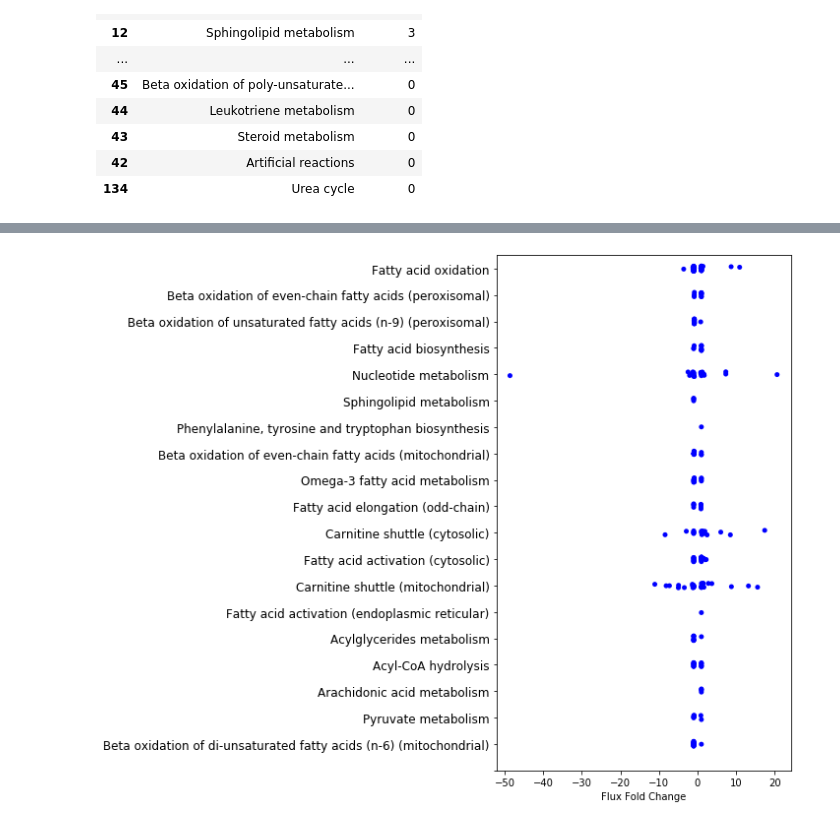
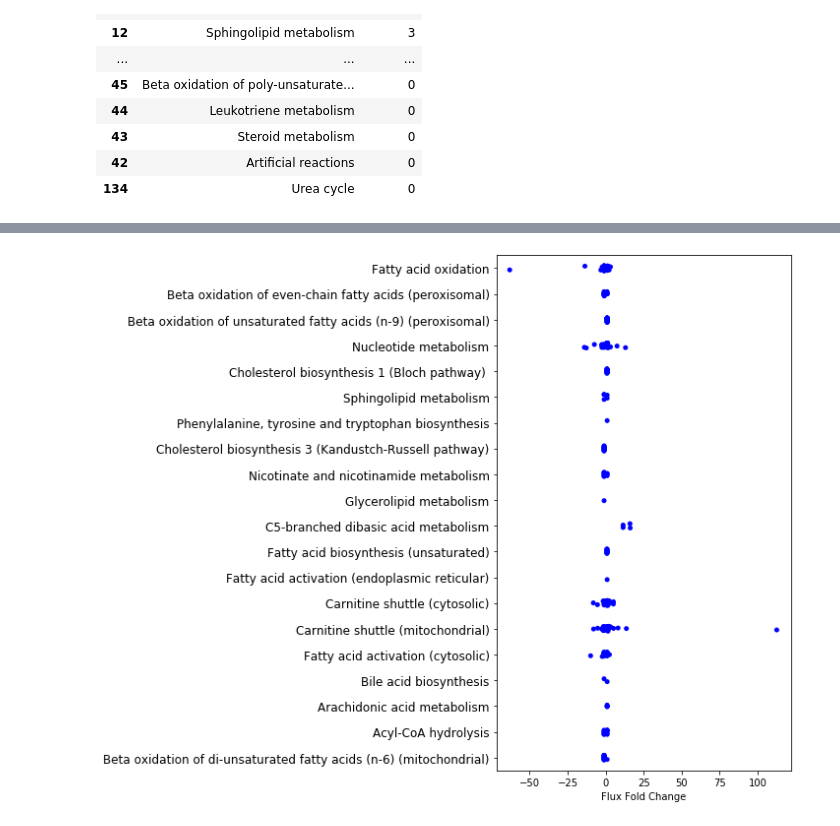
Before and after one commit to piyushnanda-sysbio/GS-DFA, a Jupyter notebook: Codes/PPI and Phosphoproteome/ppi_phos_integrated_analysis.ipynb, the cells around one changed output, grey strips where cells are left out. Drawn from its saved outputs; the diff is of its cells as text; code cells hidden in the pictures.

```diff
--- a/Codes/PPI and Phosphoproteome/ppi_phos_integrated_analysis.ipynb
+++ b/Codes/PPI and Phosphoproteome/ppi_phos_integrated_analysis.ipynb
@@ -41,17 +41,19 @@ D:\COVID19\tINIT_COVID19
 # %%
-rxnlist=pd.read_csv('ImpactedReactionNHBE2.csv')
+rxnlist=pd.read_csv('ImpactedReactionsNHBE.csv')
 # %%
 listSize=len(rxnlist)
 listrxnSize=[]
 setSize=[]
 FCvals=[]
+rxnNames=[]
 rxnSize=7196
 
 for col in dataset.columns:
     df=pd.DataFrame({'Reaction':dataset[col]})
     out=df.merge(rxnlist)
     FCvals.append(out['FC'])
+    rxnNames.append(out['Reaction'])
     listrxnSize.append(len(out))
     setSize.append(len(dataset[col].dropna()))
 
-hyperdata=pd.DataFrame({'Pathways':dataset.columns,'ListReactions':listrxnSize,'SetSize':setSize,'FCValues':FCvals})
+hyperdata=pd.DataFrame({'Pathways':dataset.columns,'ListReactions':listrxnSize,'SetSize':setSize,'FCValues':FCvals,'Reactions':rxnNames})
@@ -180,25 +208,25 @@ hyperdata_ppi_phos
 # %%
 #StripPlot
 
 dum=pd.DataFrame()
 
 for i in hyperdata_ppi_phos['FCValues'].index:
     dum=dum.append(hyperdata_ppi_phos['FCValues'][i])
 
 dum=dum.transpose()
 arr=np.array(dum)
 
 plt.style.use('seaborn-bright')
 plt.figure(figsize=(10,8))
 
 sns.stripplot(data=arr,color='blue',orient='h',jitter=0.1)
 
-plt.yticks(np.arange(0,20),labels=hyperdata_ppi_phos['Pathways'],rotation=0,fontsize=12)
+plt.yticks(np.arange(0,len(hyperdata_ppi_phos)),labels=hyperdata_ppi_phos['Pathways'],rotation=0,fontsize=12)
 plt.xlabel('Flux Fold Change')
 plt.tight_layout()
-plt.savefig('Fig4BR.jpg',dpi=600)
+plt.savefig('Figure4BL.png',dpi=600)
 # %% [output]
-[figure, old version]
+[figure, new version]
 # %%
 plt.figure(figsize=(4,8))
 plt.barh(np.arange(0,len(hyperdata_ppi_phos)),hyperdata_ppi_phos['PPIList'],0.25)
```
Also changed, not shown: parts of 19 cells of this notebook, 1 other file.
